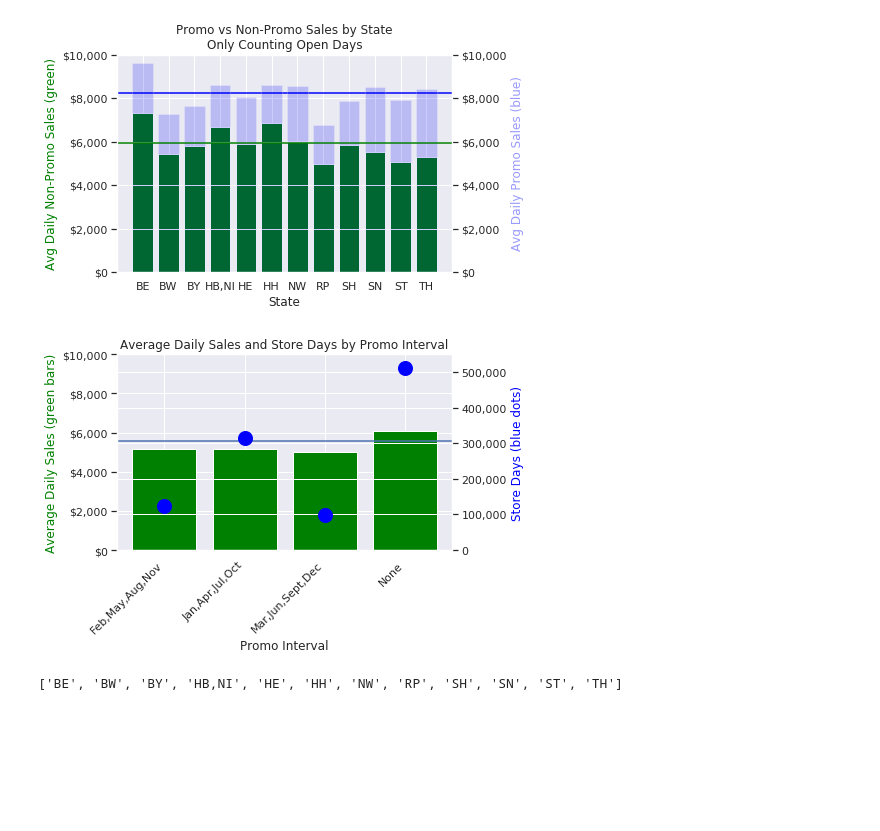
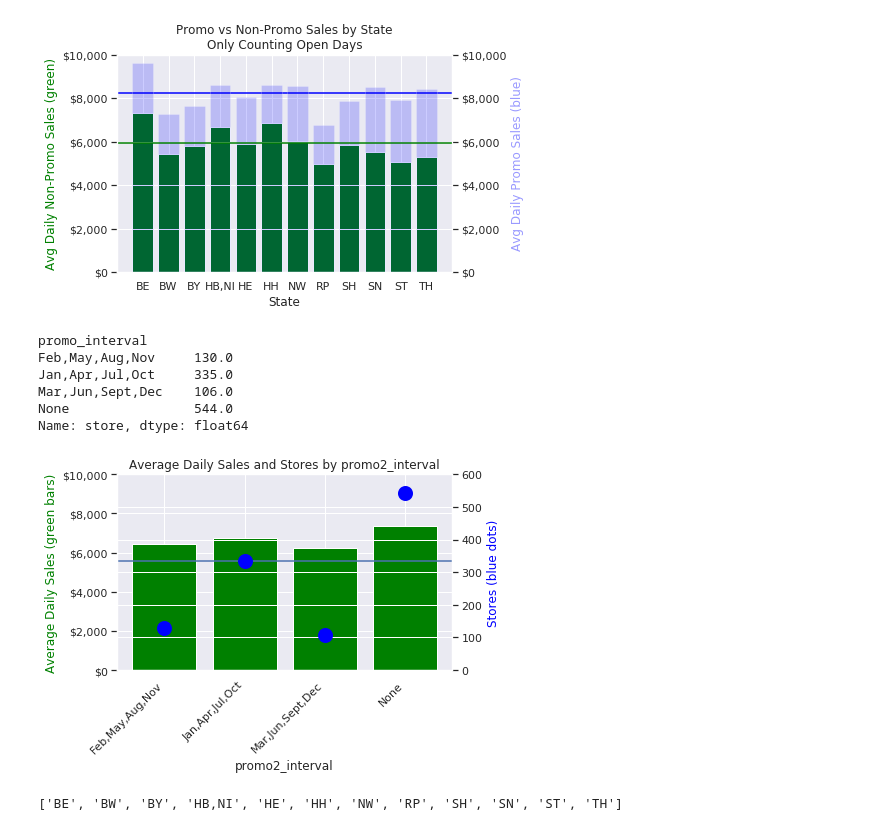
Before and after one commit to c74p/Capstone-SalesForecasting, a Jupyter notebook: notebooks/EDA/EDA.ipynb, the cells around one changed output. Saved outputs shown, nothing was run; the diff lists cells and outputs as text; code cells hidden in the pictures; blank space fills up the shorter version.

Commit message:
Updates to notebooks/EDA/* especially S08-promo2.py

```diff
--- a/notebooks/EDA/EDA.ipynb
+++ b/notebooks/EDA/EDA.ipynb
@@ -530,33 +572,46 @@ ax_r.axhline(avg_daily_non_promo_sales, color='green', linestyle='-')
 ax_l.axhline(avg_daily_promo_sales, color='blue', linestyle='-');
 # %% [output]
 [figure]
+# %%
+store_counts_by_promo2_interval
+#130+335+106+544
+# %% [output]
+promo_interval
+Feb,May,Aug,Nov     130.0
+Jan,Apr,Jul,Oct     335.0
+Mar,Jun,Sept,Dec    106.0
+None                544.0
+Name: store, dtype: float64
 # %%
-total_sales_by_promo_interval = \
-    np.array(df[['promo_interval', 'sales']].groupby('promo_interval').sum()[['sales']]).reshape(-1)
-store_counts_by_promo_interval = \
-    np.array(df[['promo_interval', 'store']].groupby('promo_interval').count()[['store']]).reshape(-1)
-avg_daily_sales_by_promo_interval = \
-    total_sales_by_promo_interval / store_counts_by_promo_interval
-xs = np.array((df[['promo_interval', 'sales']].groupby('promo_interval').sum()).index)
+open = df[df.open == 1]
+#total_sales_by_promo_interval = \
+    #np.array(df[['promo_interval', 'sales']].groupby('promo_interval').sum()[['sales']]).reshape(-1)
+#store_counts_by_promo_interval = \
+    #np.array(df[['promo_interval', 'store']].groupby('promo_interval').count()[['store']]).reshape(-1)
+avg_daily_sales_by_promo_interval = open.groupby('promo_interval').sales.mean()
+    #total_sales_by_promo_interval / store_counts_by_promo_interval
+#xs = np.array((df[['promo_interval', 'sales']].groupby('promo_interval').sum()).index)
+xs = avg_sales_by_promo2_interval.index
+store_counts_by_promo2_interval = df.groupby('promo_interval').store.count()/942
 
 fig, ax_l = plt.subplots()
 ax_r = ax_l.twinx()
 
 ax_l.bar(x=xs, height=avg_daily_sales_by_promo_interval, color='green')
 ax_l.set_ylim([0, 10000])
-ax_r.plot(xs, store_counts_by_promo_interval, color='blue', linestyle='none', marker='o', markersize=10, markeredgewidth=5)
-ax_r.set_ylim([0, 550000])
+ax_r.plot(xs, store_counts_by_promo2_interval, color='blue', linestyle='none', marker='o', markersize=10, markeredgewidth=5)
+ax_r.set_ylim([0, 600])
 
-ax_l.set_title('Average Daily Sales and Store Days by Promo Interval')
+ax_l.set_title('Average Daily Sales and Stores by promo2_interval')
 ax_l.set_ylabel('Average Daily Sales (green bars)', color='green')
 ax_l.set_yticklabels(['${:,.0f}'.format(x) for x in ax_l.get_yticks()])
 ax_r.set_yticklabels(['{:,.0f}'.format(x) for x in ax_r.get_yticks()])
-ax_r.set_ylabel('Store Days (blue dots)', color='blue')
-ax_l.set_xlabel('Promo Interval')
+ax_r.set_ylabel('Stores (blue dots)', color='blue')
+ax_l.set_xlabel('promo2_interval')
 fig.autofmt_xdate(rotation=45, ha='right')
 ax_l.axhline(df.sales.mean());
 # %% [output]
-[figure, old version]
+[figure, new version]
 # %%
 #open.loc[open.promo2 == 1, 'state'].unique()
 #open = df[df.open == 1]
```
Also changed, not shown: parts of 8 cells of this notebook, 10 other files.
